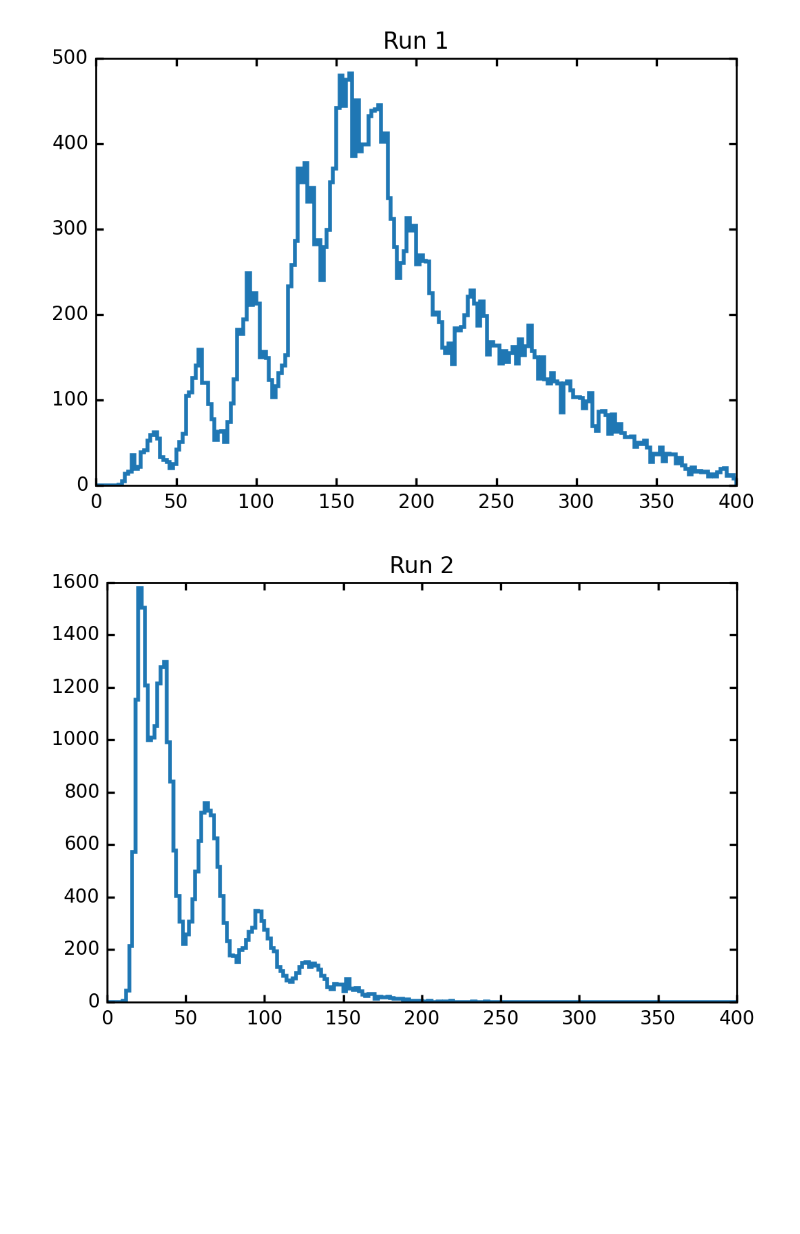
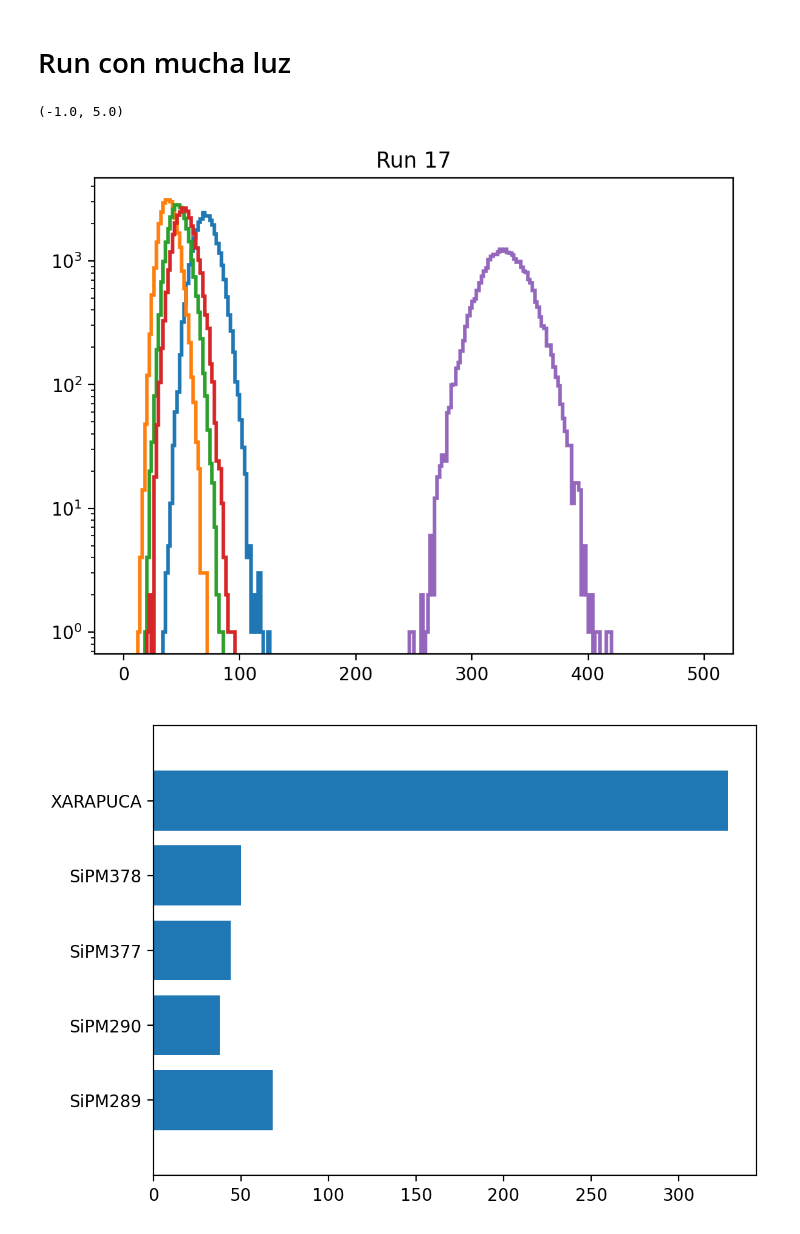
Before and after one commit to rodralva/JOYTHON_TOOLS, a Jupyter notebook: notebooks/Calibration_2024.ipynb, the cells around one changed output. Saved outputs shown, nothing was run; the diff lists cells and outputs as text; code cells hidden in the pictures; blank space fills up the shorter version.

```diff
--- a/notebooks/Calibration_2024.ipynb
+++ b/notebooks/Calibration_2024.ipynb
@@ -15,17 +183,42 @@ Calib_run=Runs[(Runs["Type"]=="Calibration")].iloc[2] #2nd calib run, middle vol
+# %% [markdown]
+# Run con mucha luz
 # %%
-for ch in [5]:
 
 
-    for run in range(1,13):
-        plt.figure(dpi=200)
+plt.figure(dpi=200)
+
+
+peaks={}
+
+for run in [17]:
+
+    for ch in [0,1,3,4,5]:
         plt.title("Run "+str(run))
         run_path=path+"run"+str(run).zfill(2)+"/";
         compress=False
         Pedestal_vars=open_run_var(run_path,"Pedestal_vars",[ch],compressed=compress)
         Charge_vars  =open_run_var(run_path ,"Charge_vars" ,[ch],compressed=compress)
         Peak_vars    =open_run_var(run_path ,"Peak_vars"   ,[ch],compressed=compress)
-        plt.hist(Peak_vars[ch]["Peak"],bins=200,range=(0,400),label="Pedestal",histtype="step",lw=2)
-        # plt.hist(Charge_vars[ch]["ChargeRangeAverageWvf"],bins=200,range=(-1e3,1e4),label="Charge",histtype="step",lw=2)
+        # plt.hist(Peak_vars[ch]["Peak"],bins=200,range=(0,400),label="Pedestal",histtype="step",lw=2)
+
+        if ch<5:
+            factor=sipm_factor
+        else:
+            factor=arapuca_factor
+
+        counts,bins,_=plt.hist(Charge_vars[ch]["ChargeRangePed"]*factor,bins=250,range=(0,500),histtype="step",lw=2,label="Ch "+str(ch))
+        peak=bins[np.argmax(counts)]
+        peaks[ch]=peak
+
+plt.semilogy()
+
+charges=np.array(list((peaks.values())))
+
+plt.figure (dpi=200)
+plt.barh(  Runs["ChannelName"].iloc[0]  , charges )
+# plt.xlim(0,1.1)
+plt.ylim(-1,5)
 # %% [output]
+(-1.0, 5.0)
-[figure, old version]
+[figure, new version]
-[figure, old version]
+[figure, new version]
```
Also changed, not shown: parts of 8 cells of this notebook, 4 other files.
